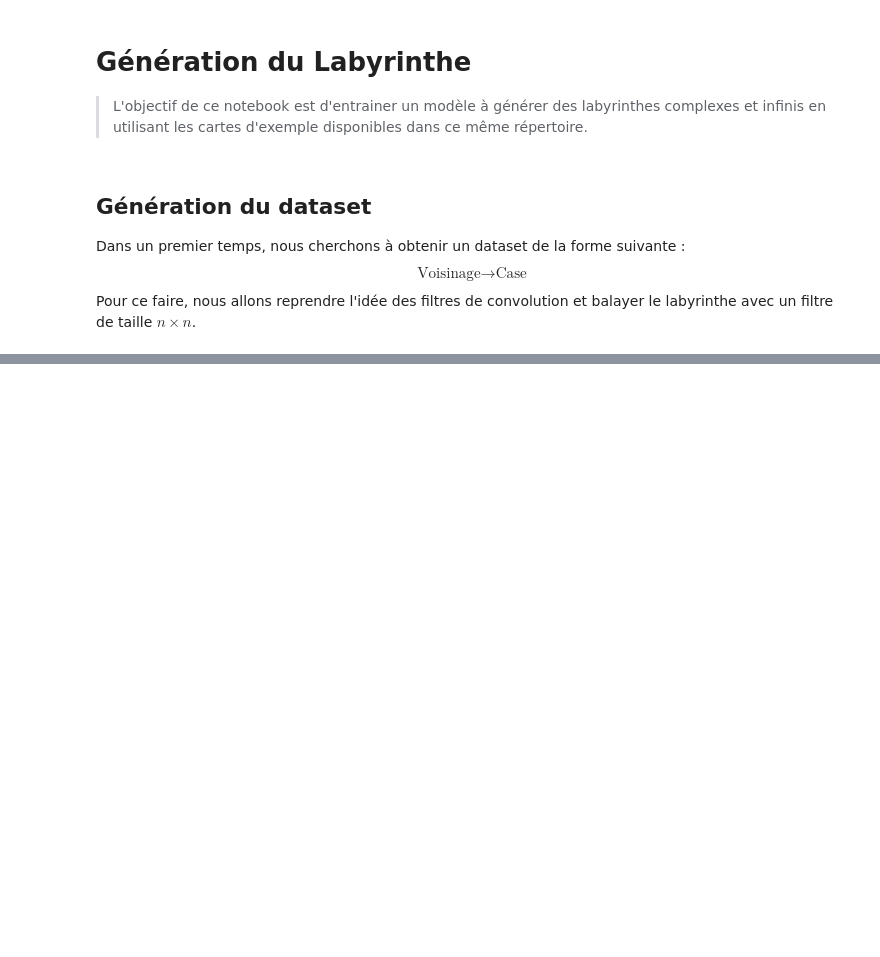
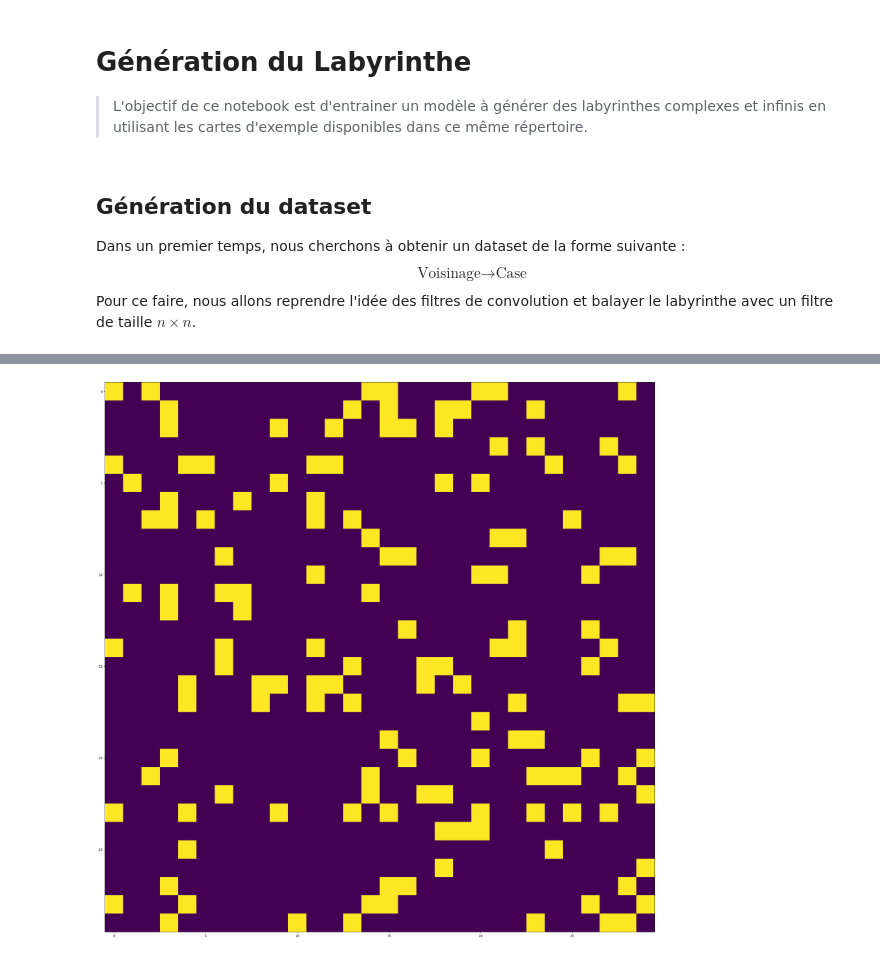
Before and after one commit to hjamet/Mazic, a Jupyter notebook: assets/maps/MazeGenerator.ipynb, the cells around one changed output, grey strips where cells are left out. Saved outputs shown, nothing was run; the diff lists cells and outputs as text; code cells hidden in the pictures; blank space fills up the shorter version.

Commit message:
feat: :sparkles: Try first full maze generation

```diff
--- a/assets/maps/MazeGenerator.ipynb
+++ b/assets/maps/MazeGenerator.ipynb
@@ -25,7 +25,10 @@ for root, dirs, files in os.walk("."):
             if simple_filename not in data:
                 data[simple_filename] = {}
             if last_character not in data[simple_filename]:
-                csv = pd.read_csv(filename).to_numpy()
+                try:
+                    csv = pd.read_csv(filename).to_numpy()
+                except:
+                    continue
                 if csv.shape[0] * csv.shape[1] != 0:
                     data[simple_filename][last_character] = csv
 
@@ -38,7 +42,7 @@ for data_name in data:
 import numpy as np
 
 
-def create_dataset(data, window_size=2):
+def create_dataset(data, window_size=5):
     if data.shape[0] < window_size or data.shape[1] < window_size:
         raise ValueError("Window size is too big for this data")
     dataset = pd.DataFrame(
@@ -136,6 +144,8 @@ def generate_maze(classifier: tuple, size: tuple):
             logits = model.predict_proba(
                 np.delete(input, (window_size**2 - 1) // 2).reshape(1, -1)
             )[0]
+            # Apply temperature to the logits
+            logits = logits ** (1 / 0.5)
             # Select random value according to the logits
             maze[i, j] = np.random.choice(model.classes_, p=logits / logits.sum())
     ## Remove the window size
@@ -144,7 +154,7 @@ def generate_maze(classifier: tuple, size: tuple):
     return maze
 
 
-maze = generate_maze(classifiers["training_map"]["1"], (100, 100))
+maze = generate_maze(classifiers["training_map"]["1"], (30, 30))
 # Save the maze as a csv file
 np.savetxt("maze.csv", maze, delimiter=",", fmt="%d")
 # %% [output]
@@ -151,0 +178,9 @@ np.savetxt("maze.csv", maze, delimiter=",", fmt="%d")
+# %%
+# --------------------------------- PLOT MAP --------------------------------- #
+import matplotlib.pyplot as plt
+
+plt.figure(figsize=(30, 30))
+plt.imshow(maze)
+plt.show()
+# %% [output]
+[figure, added]
```
Also changed, not shown: parts of 4 cells of this notebook, 8 other files.
